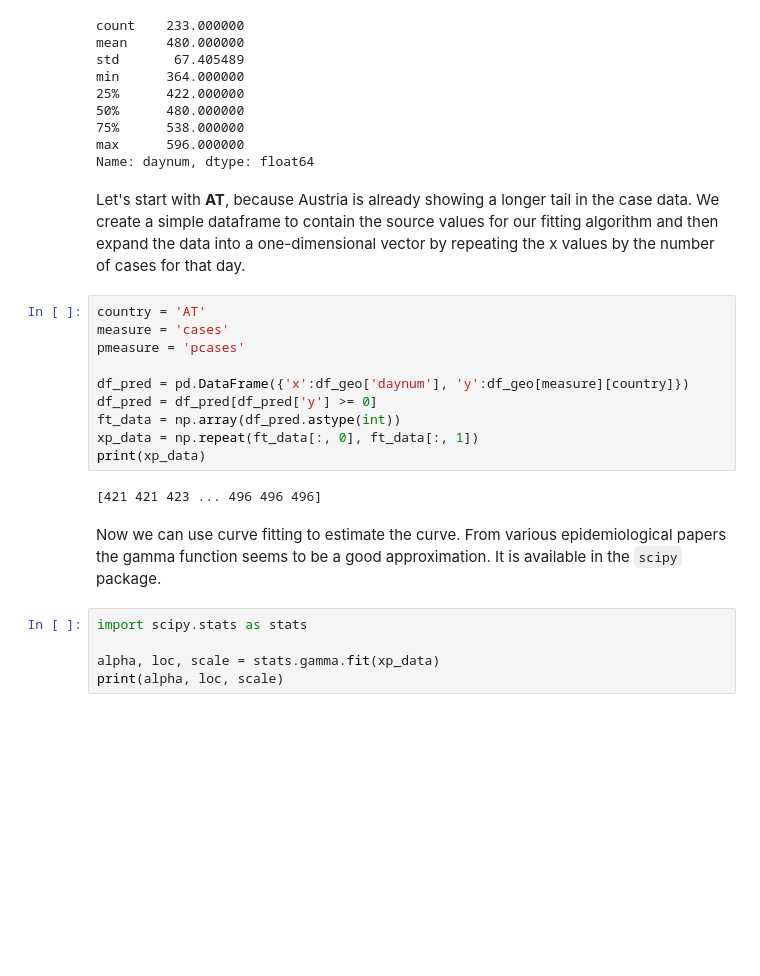
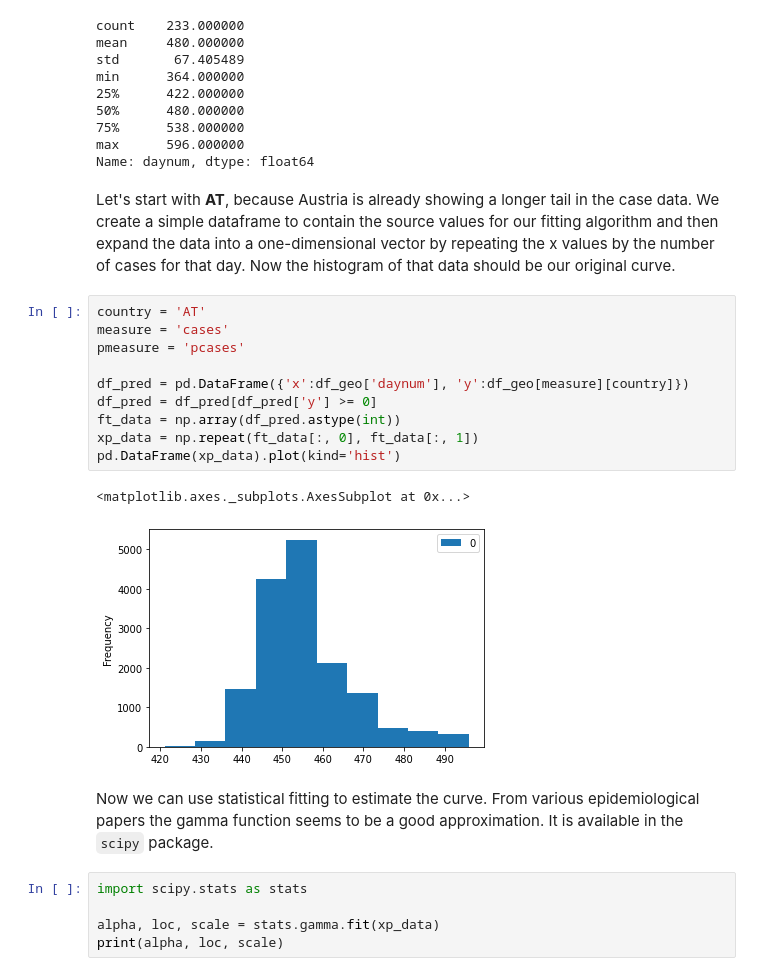
Before and after one commit to R3dje/COVID19, a Jupyter notebook: Gammapivot.ipynb, the cells around one changed output. Cells and saved outputs as stored; diff of their text form; blank space fills up the shorter version.

Commit message:
Histogram explanation

```diff
--- a/Gammapivot.ipynb
+++ b/Gammapivot.ipynb
@@ -115,21 +115,22 @@ min      364.000000
 max      596.000000
 Name: daynum, dtype: float64
 # %% [markdown]
-Let's start with __AT__, because Austria is already showing a longer tail in the case data. We create a simple dataframe to contain the source values for our fitting algorithm and then expand the data into a one-dimensional vector by repeating the x values by the number of cases for that day.
+Let's start with __AT__, because Austria is already showing a longer tail in the case data. We create a simple dataframe to contain the source values for our fitting algorithm and then expand the data into a one-dimensional vector by repeating the x values by the number of cases for that day. Now the histogram of that data should be our original curve.
 # %%
 country = 'AT'
 measure = 'cases'
 pmeasure = 'pcases'
 
 df_pred = pd.DataFrame({'x':df_geo['daynum'], 'y':df_geo[measure][country]})
 df_pred = df_pred[df_pred['y'] >= 0]
 ft_data = np.array(df_pred.astype(int))
 xp_data = np.repeat(ft_data[:, 0], ft_data[:, 1])
-print(xp_data)
+pd.DataFrame(xp_data).plot(kind='hist')
 # %% [output]
-[421 421 423 ... 496 496 496]
+<matplotlib.axes._subplots.AxesSubplot at 0x...>
+[figure, added]
 # %% [markdown]
-Now we can use curve fitting to estimate the curve. From various epidemiological papers the gamma function seems to be a good approximation. It is available in the `scipy` package.
+Now we can use statistical fitting to estimate the curve. From various epidemiological papers the gamma function seems to be a good approximation. It is available in the `scipy` package.
 # %%
 import scipy.stats as stats
 
```
Also changed, not shown: parts of 1 cell of this notebook.
